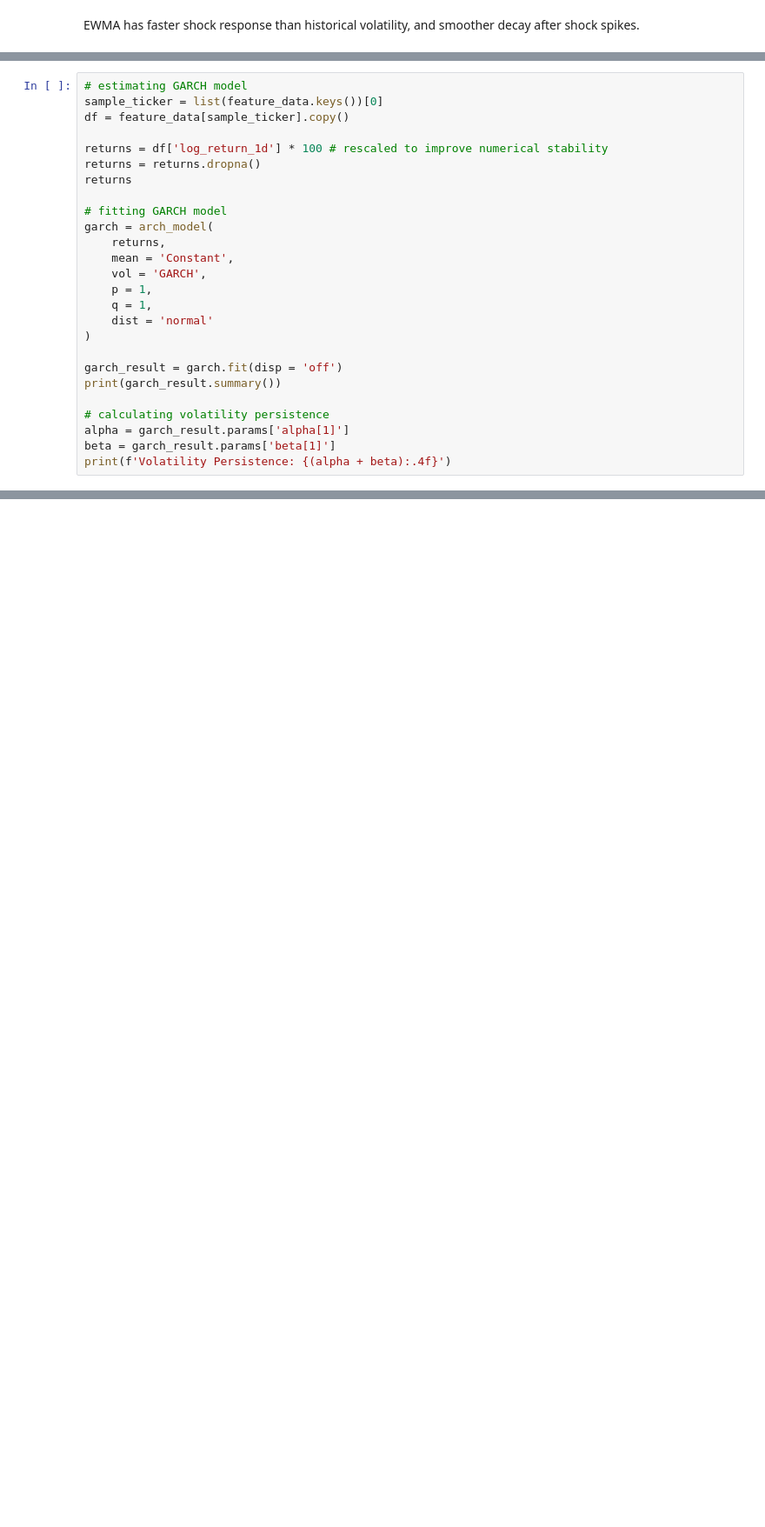
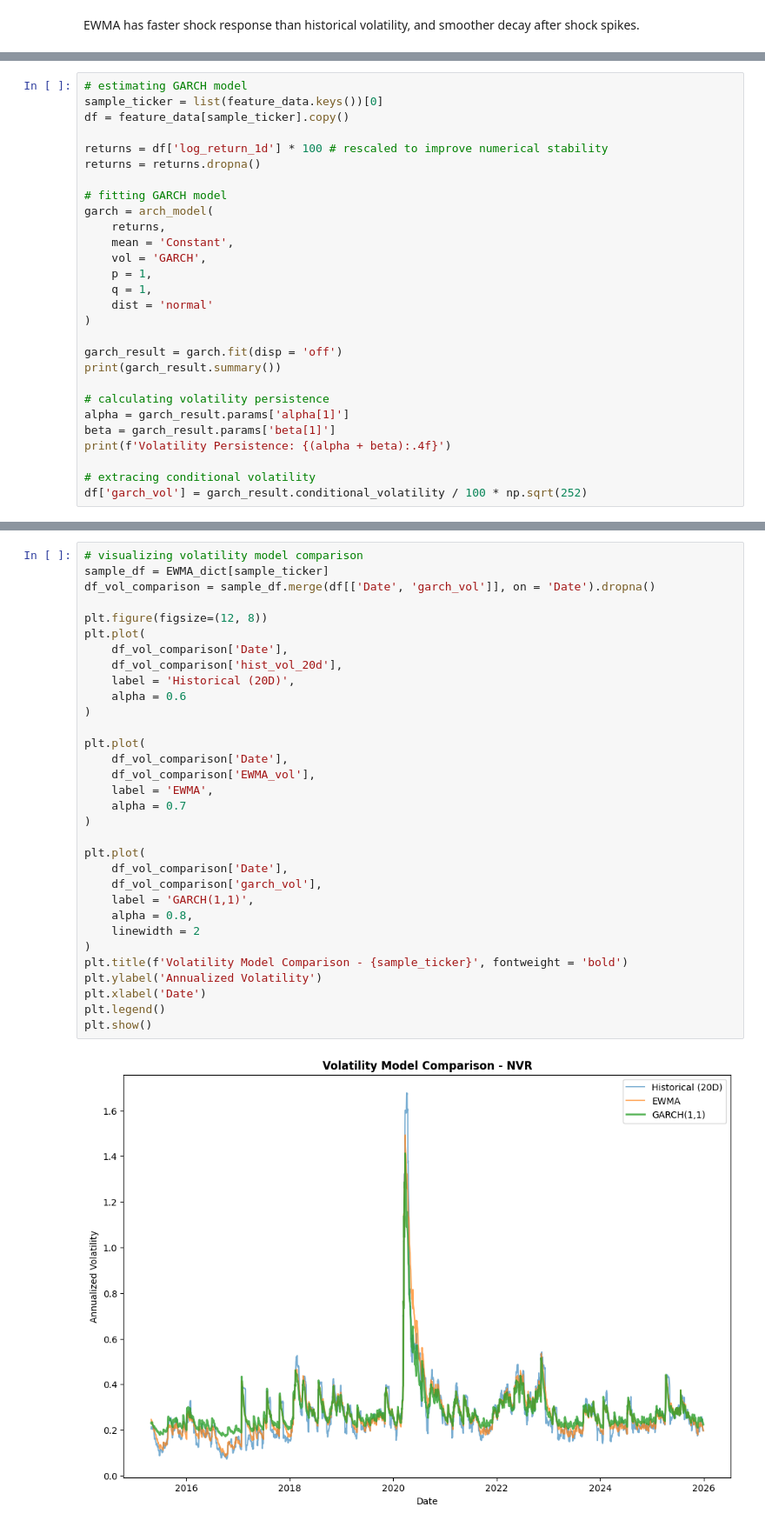
Before and after one commit to gorkemyencak/stock-volatility-time-series-analysis, a Jupyter notebook: main.ipynb, the cells around one changed output, grey strips where cells are left out. Shown at 87% size. Saved outputs shown, nothing was run; the diff lists cells and outputs as text; blank space fills up the shorter version.

Commit message:
GARCH family models - comparison

```diff
--- a/main.ipynb
+++ b/main.ipynb
@@ -903,7 +903,6 @@ df = feature_data[sample_ticker].copy()
 
 returns = df['log_return_1d'] * 100 # rescaled to improve numerical stability
 returns = returns.dropna()
-returns
 
 # fitting GARCH model
 garch = arch_model(
@@ -922,6 +921,9 @@ print(garch_result.summary())
 alpha = garch_result.params['alpha[1]']
 beta = garch_result.params['beta[1]']
 print(f'Volatility Persistence: {(alpha + beta):.4f}')
+
+# extracing conditional volatility
+df['garch_vol'] = garch_result.conditional_volatility / 100 * np.sqrt(252)
 # %% [output]
                      Constant Mean - GARCH Model Results
 ==============================================================================
@@ -942,0 +951,34 @@ Volatility Persistence: 0.9723
+# %%
+# visualizing volatility model comparison
+sample_df = EWMA_dict[sample_ticker]
+df_vol_comparison = sample_df.merge(df[['Date', 'garch_vol']], on = 'Date').dropna()
+
+plt.figure(figsize=(12, 8))
+plt.plot(
+    df_vol_comparison['Date'],
+    df_vol_comparison['hist_vol_20d'],
+    label = 'Historical (20D)',
+    alpha = 0.6
+)
+
+plt.plot(
+    df_vol_comparison['Date'],
+    df_vol_comparison['EWMA_vol'],
+    label = 'EWMA',
+    alpha = 0.7
+)
+
+plt.plot(
+    df_vol_comparison['Date'],
+    df_vol_comparison['garch_vol'],
+    label = 'GARCH(1,1)',
+    alpha = 0.8,
+    linewidth = 2
+)
+plt.title(f'Volatility Model Comparison - {sample_ticker}', fontweight = 'bold')
+plt.ylabel('Annualized Volatility')
+plt.xlabel('Date')
+plt.legend()
+plt.show()
+# %% [output]
+[figure, added]
```
Also changed, not shown: parts of 11 cells of this notebook.
